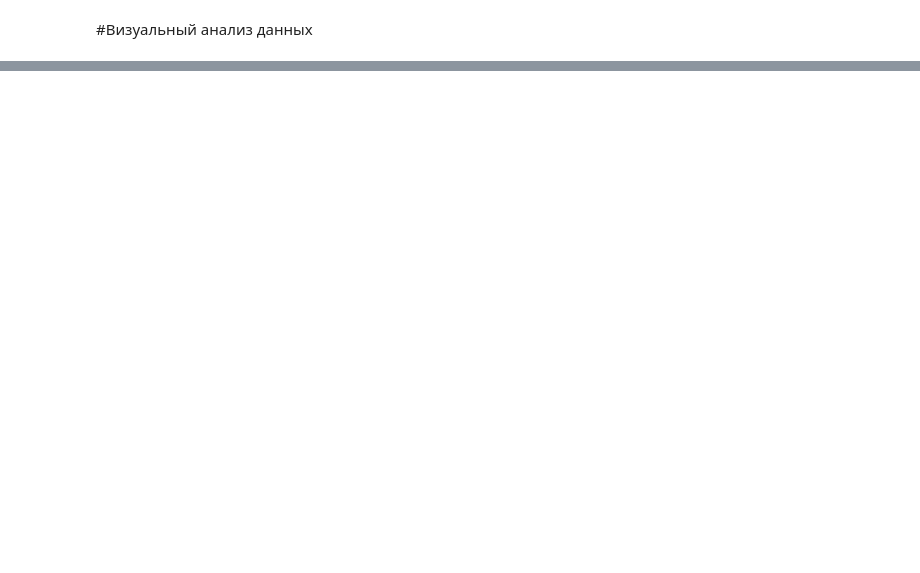
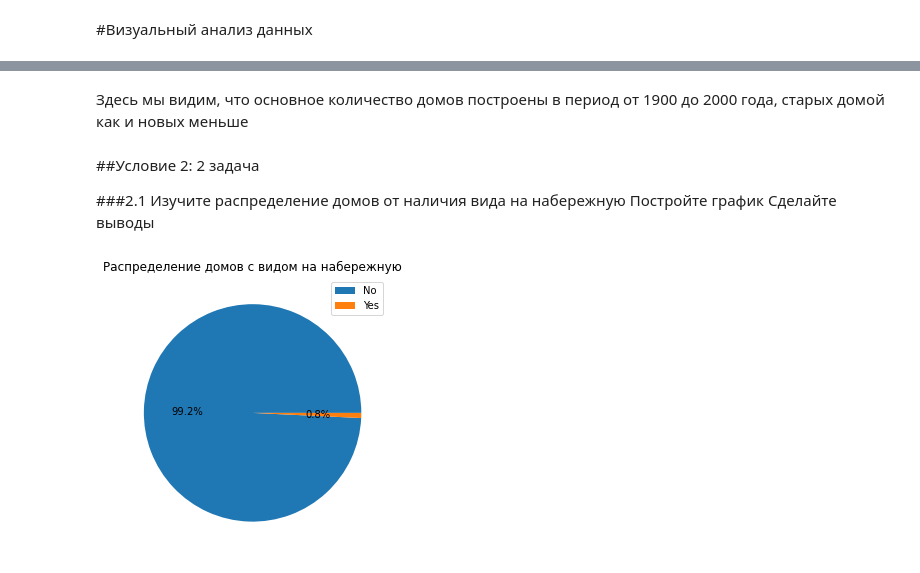
Before and after one commit to Nadiaere/Block-results.-Choice-of-specialization, a Jupyter notebook: Untitled3.ipynb, the cells around one changed output, grey strips where cells are left out. Saved outputs shown, nothing was run; the diff lists cells and outputs as text; code cells hidden in the pictures; blank space fills up the shorter version.

```diff
--- a/Untitled3.ipynb
+++ b/Untitled3.ipynb
@@ -141,0 +70,17 @@ Index(['id', 'date', 'price', 'bedrooms', 'bathrooms', 'sqft_living',
+# %% [markdown]
+Здесь мы видим, что основное количество домов построены в период от 1900 до 2000 года, старых домой как и новых меньше
+# %% [markdown]
+##Условие 2: 2 задача
+
+###2.1 Изучите распределение домов от наличия вида на набережную
+Постройте график
+Сделайте выводы
+# %%
+view = df['waterfront'].value_counts()
+
+plt.figure(figsize = (10,5))
+plt.pie(view.values, autopct = '%1.1f%%')
+plt.title('Распределение домов c видом на набережную')
+plt.legend(['No', 'Yes']);
+# %% [output]
+[figure, added]
```
Also changed, not shown: parts of 45 cells of this notebook.
